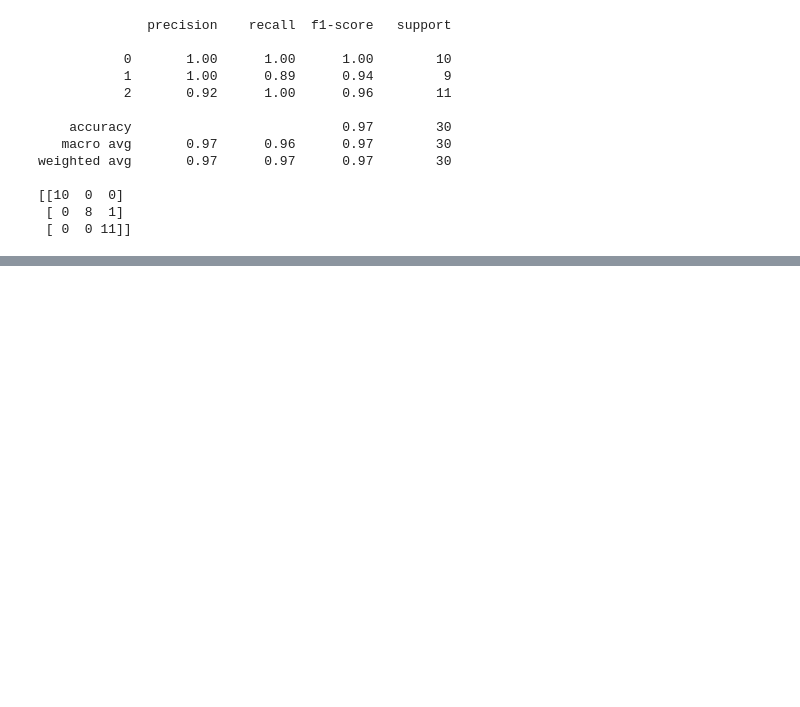
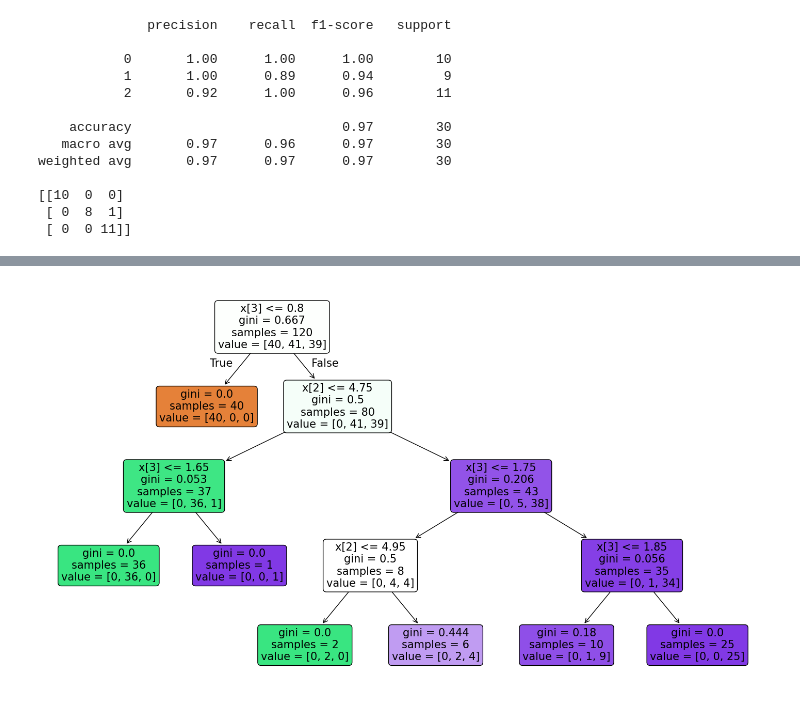
Before and after one commit to soumil-codes/Python-Playground, a Jupyter notebook: ML-practical/6-Decision tree/decisionTreeClassifier.ipynb, the cells around one changed output, grey strips where cells are left out. Drawn from its saved outputs; the diff is of its cells as text; code cells hidden in the pictures; blank space fills up the shorter version.

```diff
--- a/ML-practical/6-Decision tree/decisionTreeClassifier.ipynb
+++ b/ML-practical/6-Decision tree/decisionTreeClassifier.ipynb
@@ -117,0 +120,11 @@ weighted avg       0.97      0.97      0.97        30
+# %%
+param={
+    'criterion':['gini','entropy', 'log_loss'],
+    'splitter':['best','random'],
+    'max_depth':[1,2,3,4,5],
+    'max_features':['auto','sqrt','log2']
+}
+# %%
+grid = GridSearchCV(DecisionTreeClassifier(), param_grid=param, cv=5,scoring='accuracy')
+# %%
+grid.fit(X_train, y_train)
@@ -117,0 +184,14 @@ weighted avg       0.97      0.97      0.97        30
+# %%
+best_tree = grid.best_estimator_
+plt.figure(figsize=(18,10))
+
+tree.plot_tree(
+    best_tree,
+    filled=True,
+    rounded=True,
+    fontsize=15
+)
+
+plt.show()
+# %% [output]
+[figure, added]
```
Also changed, not shown: parts of 5 cells of this notebook.
